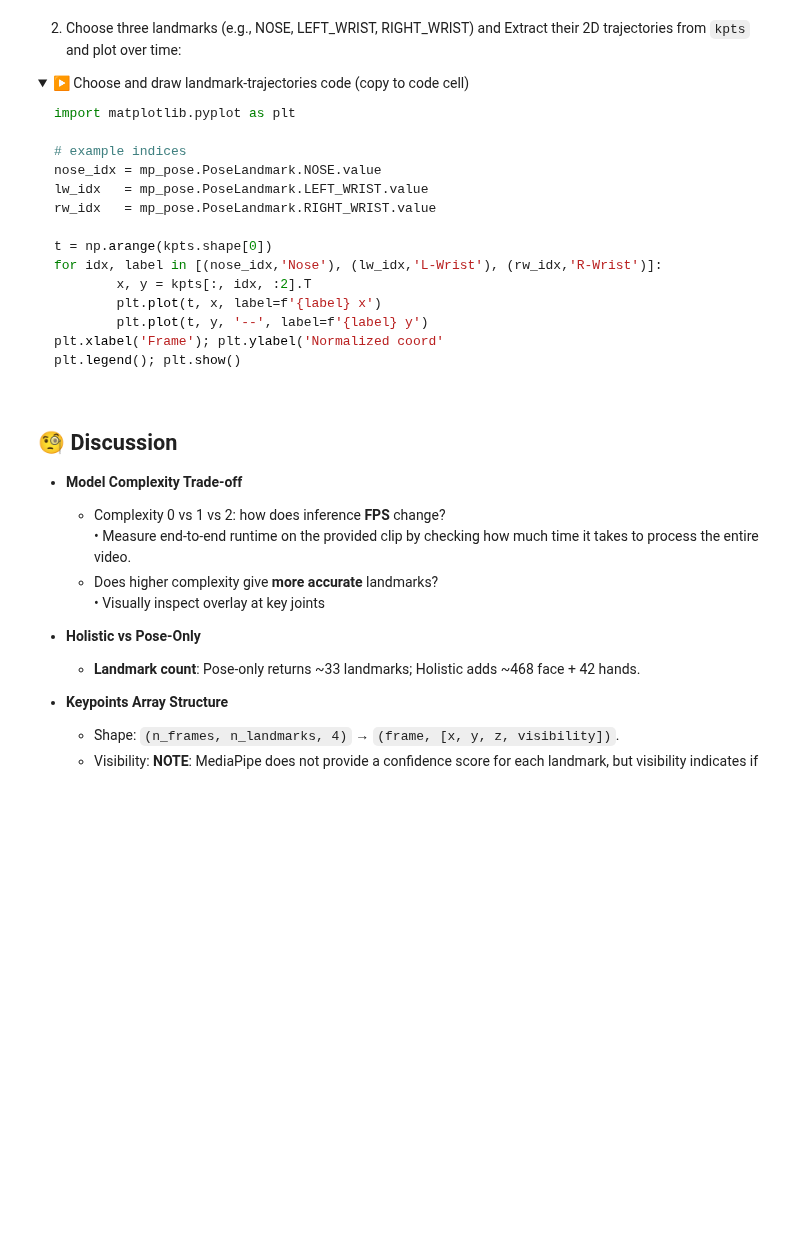
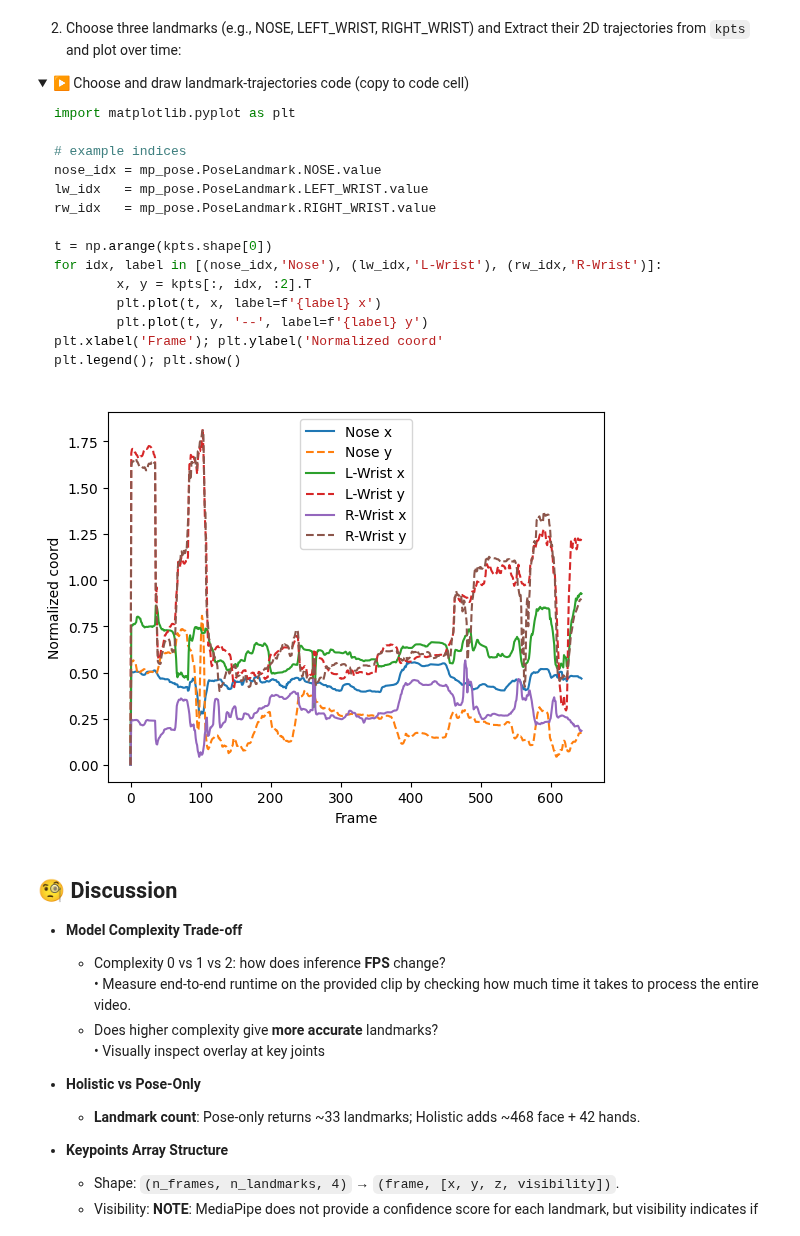
Before and after one commit to EsamGhaleb/medal_workshop_on_multimodal_interaction, a Jupyter notebook: Day1/Mediapipe_Pose_Tutorial.ipynb, the cells around one changed output. Cells and saved outputs as stored; diff of their text form; code cells hidden in the pictures; folded sections open; blank space fills up the shorter version.

````diff
--- a/Day1/Mediapipe_Pose_Tutorial.ipynb
+++ b/Day1/Mediapipe_Pose_Tutorial.ipynb
@@ -164,7 +167,7 @@ def run_inference(source, model='holistic', model_complexity=1, enable_tracking=
 ## 📝 Exercise 1: Your video or webcam
 Set parameters below and run. Press **ESC** to stop.
 # %%
-VIDEO_SOURCE = "input_videos/salma_hayek_short.mp4"          # 0 for webcam or 'my_video.mp4' (specify the path to your video file)
+VIDEO_SOURCE = 0 #"input_videos/salma_hayek_short.mp4"          # 0 for webcam or 'my_video.mp4' (specify the path to your video file)
 OUTPUT_BASE_NAME = 'webcam'  if VIDEO_SOURCE == 0 else Path(VIDEO_SOURCE).stem
 MODEL='holistic'        # 'pose' or 'holistic'
 MODEL_COMPLEXITY = 0      # 0,1,2
@@ -301,6 +325,23 @@ for idx, label in [(nose_idx,'Nose'), (lw_idx,'L-Wrist'), (rw_idx,'R-Wrist')]:
 plt.xlabel('Frame'); plt.ylabel('Normalized coord'
 plt.legend(); plt.show()
 ```
+# %%
+import matplotlib.pyplot as plt
+
+# example indices
+nose_idx = mp_pose.PoseLandmark.NOSE.value
+lw_idx   = mp_pose.PoseLandmark.LEFT_WRIST.value
+rw_idx   = mp_pose.PoseLandmark.RIGHT_WRIST.value
+
+t = np.arange(kpts.shape[0])
+for idx, label in [(nose_idx,'Nose'), (lw_idx,'L-Wrist'), (rw_idx,'R-Wrist')]:
+        x, y = kpts[:, idx, :2].T
+        plt.plot(t, x, label=f'{label} x')
+        plt.plot(t, y, '--', label=f'{label} y')
+plt.xlabel('Frame'); plt.ylabel('Normalized coord')
+plt.legend(); plt.show()
+# %% [output]
+[figure, added]
 # %% [markdown]
 ## 🧐 Discussion
 
````
Also changed, not shown: parts of 4 cells of this notebook, 18 other files.
